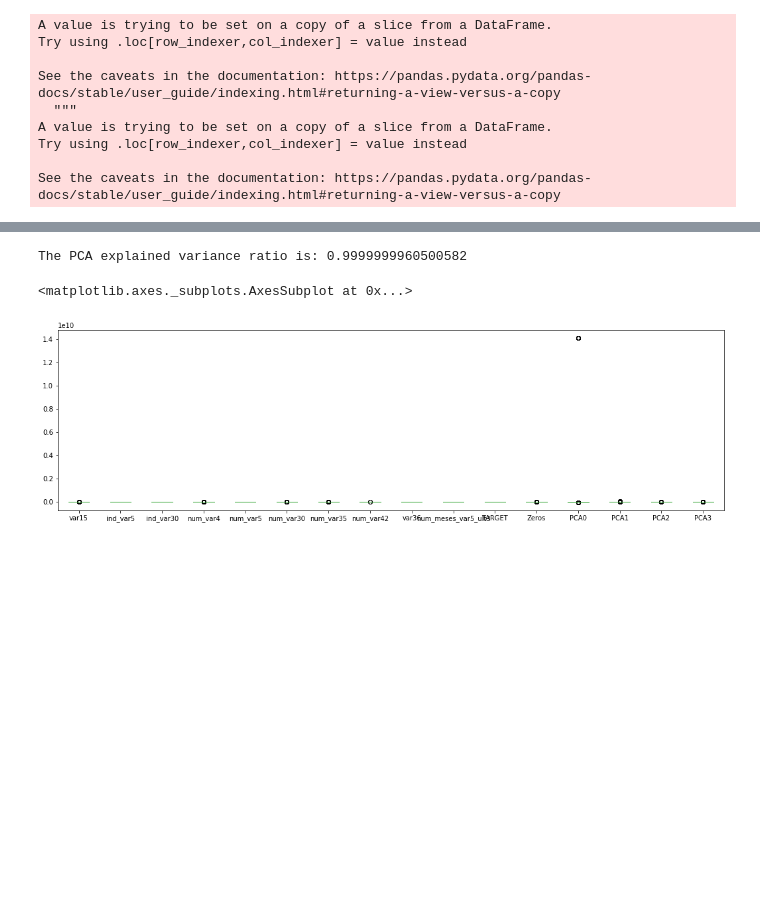
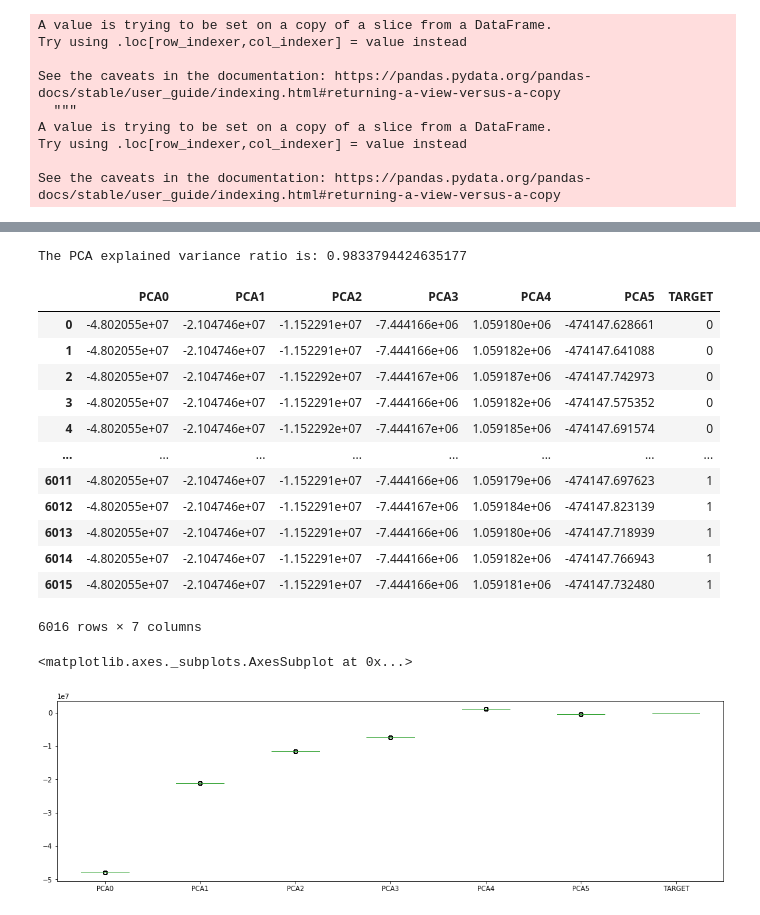
Before and after one commit to gustavomccoelho/Customer-Satisfaction-Prediction, a Jupyter notebook: code/Exploratory-Analysis-1.ipynb, the cells around one changed output, grey strips where cells are left out. Cells and saved outputs as stored; diff of their text form; code cells hidden in the pictures; blank space fills up the shorter version.

```diff
--- a/code/Exploratory-Analysis-1.ipynb
+++ b/code/Exploratory-Analysis-1.ipynb
@@ -118,39 +91,42 @@ train5.describe()
 # %%
 # Applying PCA to the low correlation variables
 
-train_corr = train3.corr(method = 'pearson')["TARGET"]
+train_corr = train4.corr(method = 'pearson')["TARGET"]
 train_corr = train_corr.fillna(0)
-trainPCA = train3
-testPCA = test3
-i = len(train_corr) -1
-
-while i >= 0:
-    if train_corr.index[i] != "TARGET" and ((abs(train_corr[i]) < 0.03) or (abs(train_corr[i]) > 0.18)):
-        trainPCA = trainPCA.drop(train_corr.index[i],1)
-        testPCA = testPCA.drop(train_corr.index[i],1)
-    i -= 1
-
+trainPCA = train4
+testPCA = test4
 trainPCA = trainPCA.drop("TARGET",1)
 
 # Applying PCA
 
-pca = PCA(n_components=4)
+pca = PCA(n_components=6)
 trainPCA = pd.DataFrame(pca.fit_transform(trainPCA))
 testPCA = pd.DataFrame(pca.fit_transform(testPCA))
 
-train5["PCA0"] = trainPCA[0].values
-train5["PCA1"] = trainPCA[1].values
-train5["PCA2"] = trainPCA[2].values
-train5["PCA3"] = trainPCA[3].values
+trainPCA.columns = ["PCA0","PCA1","PCA2","PCA3", "PCA4", "PCA5"]
+testPCA.columns = ["PCA0","PCA1","PCA2","PCA3", "PCA4", "PCA5"]
 
-test5["PCA0"] = testPCA[0].values
-test5["PCA1"] = testPCA[1].values
-test5["PCA2"] = testPCA[2].values
-test5["PCA3"] = testPCA[3].values
+trainPCA["TARGET"] = train4.TARGET.values
 
 print("The PCA explained variance ratio is: " + str(sum(pca.explained_variance_ratio_)*1))
 # %% [output]
-The PCA explained variance ratio is: 0.9999999960500582
+The PCA explained variance ratio is: 0.9833794424635177
+# %%
+trainPCA
+# %% [output]
+|  | PCA0 | PCA1 | PCA2 | PCA3 | PCA4 | PCA5 | TARGET |
+| 0 | -4.802055e+07 | -2.104746e+07 | -1.152291e+07 | -7.444166e+06 | 1.059180e+06 | -474147.628661 | 0 |
+| 1 | -4.802055e+07 | -2.104746e+07 | -1.152291e+07 | -7.444166e+06 | 1.059182e+06 | -474147.641088 | 0 |
+| 2 | -4.802055e+07 | -2.104746e+07 | -1.152292e+07 | -7.444167e+06 | 1.059187e+06 | -474147.742973 | 0 |
+| 3 | -4.802055e+07 | -2.104746e+07 | -1.152291e+07 | -7.444166e+06 | 1.059182e+06 | -474147.575352 | 0 |
+| 4 | -4.802055e+07 | -2.104746e+07 | -1.152292e+07 | -7.444167e+06 | 1.059185e+06 | -474147.691574 | 0 |
+| ... | ... | ... | ... | ... | ... | ... | ... |
+| 6011 | -4.802055e+07 | -2.104746e+07 | -1.152291e+07 | -7.444166e+06 | 1.059179e+06 | -474147.697623 | 1 |
+| 6012 | -4.802055e+07 | -2.104746e+07 | -1.152291e+07 | -7.444167e+06 | 1.059184e+06 | -474147.823139 | 1 |
+| 6013 | -4.802055e+07 | -2.104746e+07 | -1.152291e+07 | -7.444166e+06 | 1.059180e+06 | -474147.718939 | 1 |
+| 6014 | -4.802055e+07 | -2.104746e+07 | -1.152291e+07 | -7.444166e+06 | 1.059182e+06 | -474147.766943 | 1 |
+| 6015 | -4.802055e+07 | -2.104746e+07 | -1.152291e+07 | -7.444166e+06 | 1.059181e+06 | -474147.732480 | 1 |
+6016 rows × 7 columns
 # %%
 # Removing outliers
 
@@ -158,10 +134,10 @@ The PCA explained variance ratio is: 0.9999999960500582
 # %%
 # Making boxplot
 
-train5.boxplot(grid = False, figsize = (18,5))
+trainPCA2.boxplot(grid = False, figsize = (18,5))
 # %% [output]
 <matplotlib.axes._subplots.AxesSubplot at 0x...>
-[figure, old version]
+[figure, new version]
 # %%
 # Normalizing Data
 
```
Also changed, not shown: parts of 5 cells of this notebook, 6 other files.
